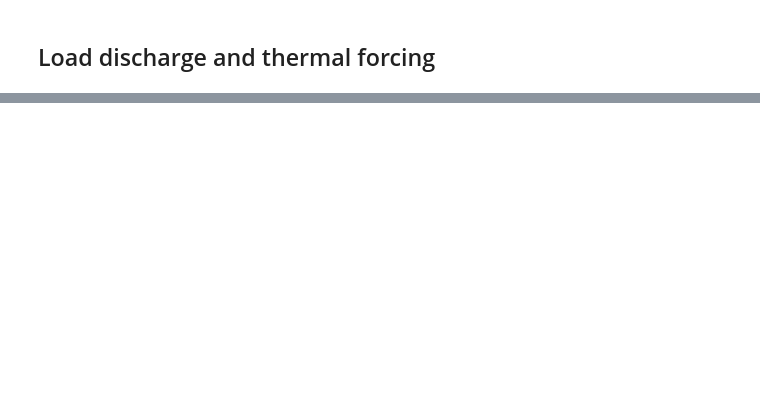
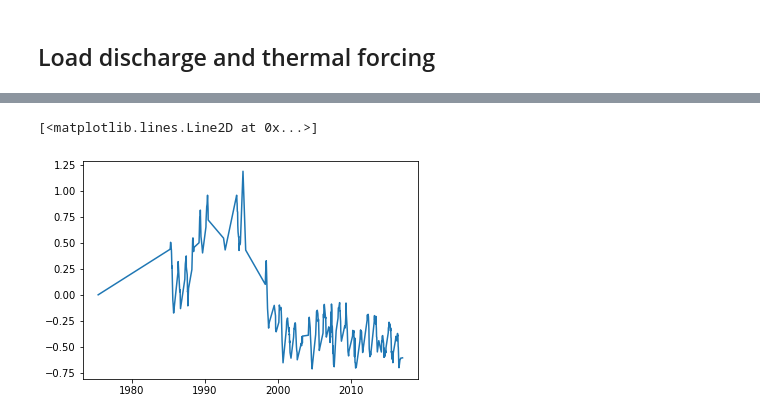
Before and after one commit to dfelikson/GrIS_Outlet_Glacier_Seasonal_dhdt, a Jupyter notebook: basins_on_model_mesh.ipynb, the cells around one changed output, grey strips where cells are left out. Saved outputs shown, nothing was run; the diff lists cells and outputs as text; code cells hidden in the pictures; blank space fills up the shorter version.

```diff
--- a/basins_on_model_mesh.ipynb
+++ b/basins_on_model_mesh.ipynb
@@ -92,0 +178,9 @@ Q = glacier0013['RACMO']['Q']
+# %%
+plt.plot(glacier0013['termpos']['t'],glacier0013['termpos']['L'])
+# post processing comparisons:
+    # average until present day
+    # average year by year
+    # model termini changes
+# %% [output]
+[<matplotlib.lines.Line2D at 0x...>]
+[figure, added]
```
Also changed, not shown: parts of 15 cells of this notebook.
